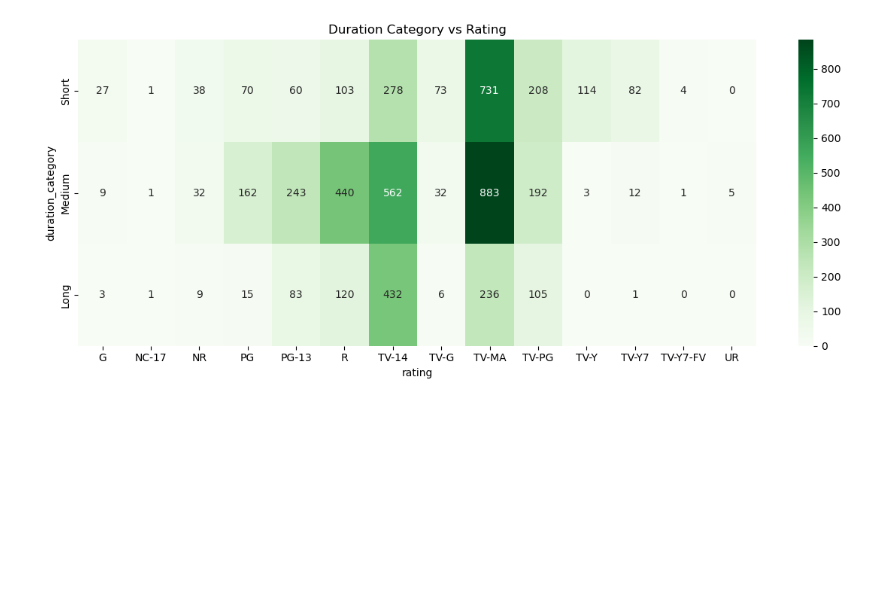
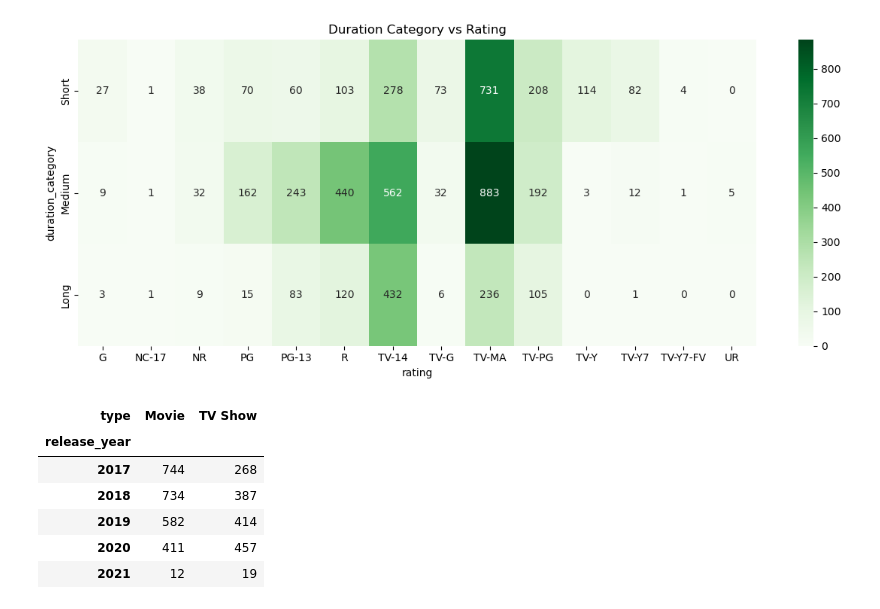
Before and after one commit to aryandhiman01/Netflix_Content_Intelligence, a Jupyter notebook: task.ipynb, the cells around one changed output. Cells and saved outputs as stored; diff of their text form; code cells hidden in the pictures; blank space fills up the shorter version.

```diff
--- a/task.ipynb
+++ b/task.ipynb
@@ -2135,3 +2135,21 @@ plt.show()
 [figure]
 # %%
 # Analysis 5 — Content Type vs Release Year
+year_type = (
+    df_clean
+    .groupby(
+        ["release_year","type"]
+    )
+    .size()
+    .unstack(fill_value=0)
+)
+
+year_type.tail()
+# %% [output]
+| type | Movie | TV Show |
+| release_year |  |  |
+| 2017 | 744 | 268 |
+| 2018 | 734 | 387 |
+| 2019 | 582 | 414 |
+| 2020 | 411 | 457 |
+| 2021 | 12 | 19 |
```
Also changed, not shown: parts of 6 cells of this notebook.
